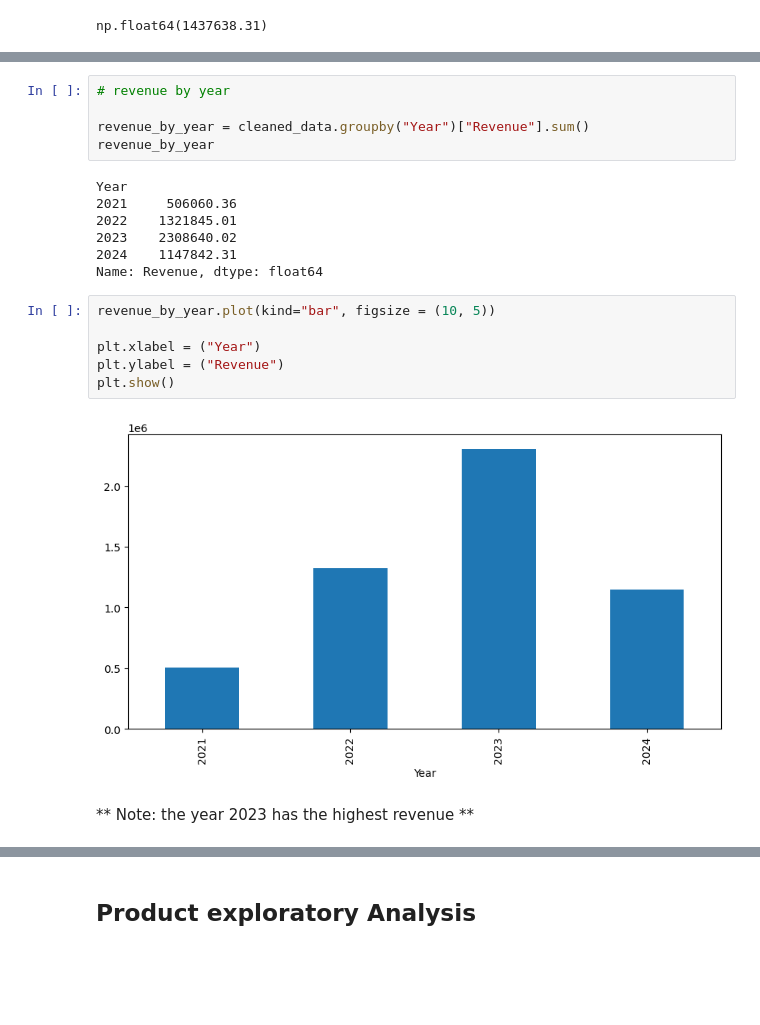
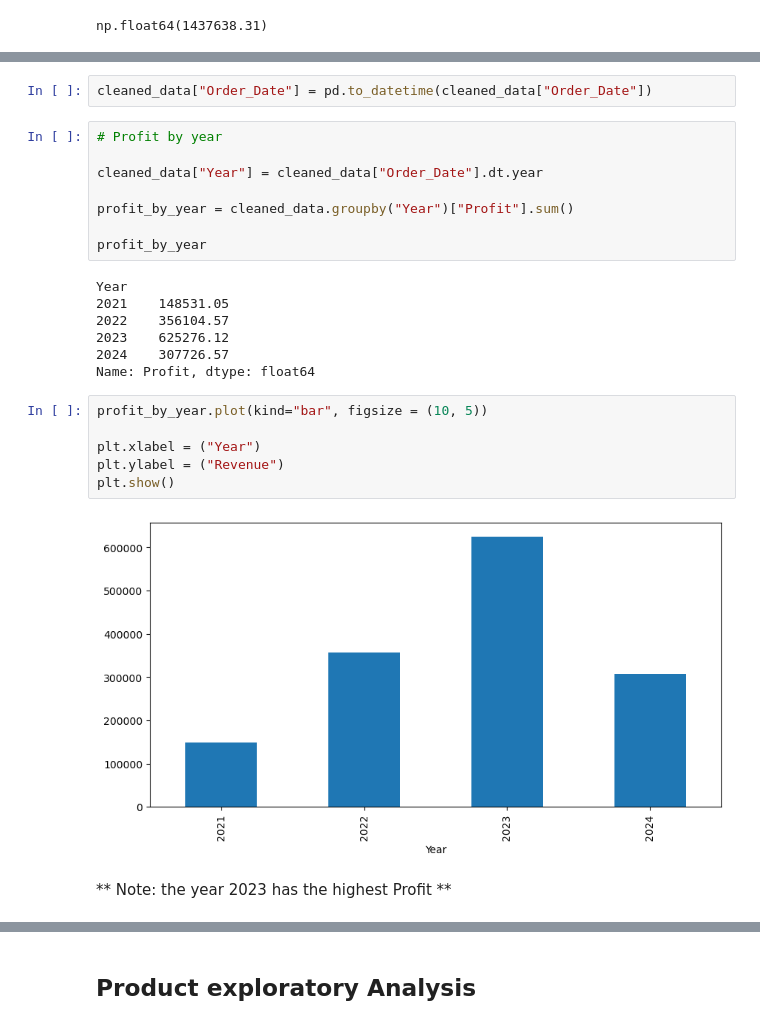
Before and after one commit to DVictor101/Global-Ecommerce-Sales, a Jupyter notebook: notebooks/E_D_A.ipynb, the cells around one changed output, grey strips where cells are left out. Drawn from its saved outputs; the diff is of its cells as text; blank space fills up the shorter version.

```diff
--- a/notebooks/E_D_A.ipynb
+++ b/notebooks/E_D_A.ipynb
@@ -112,23 +122,28 @@ cleaned_data.head(2)
+# %%
+cleaned_data["Order_Date"] = pd.to_datetime(cleaned_data["Order_Date"])
 # %%
-# revenue by year
+# Profit by year
 
-revenue_by_year = cleaned_data.groupby("Year")["Revenue"].sum()
-revenue_by_year
+cleaned_data["Year"] = cleaned_data["Order_Date"].dt.year
+
+profit_by_year = cleaned_data.groupby("Year")["Profit"].sum()
+
+profit_by_year
 # %% [output]
 Year
-2021     506060.36
-2022    1321845.01
-2023    2308640.02
-2024    1147842.31
-Name: Revenue, dtype: float64
+2021    148531.05
+2022    356104.57
+2023    625276.12
+2024    307726.57
+Name: Profit, dtype: float64
 # %%
-revenue_by_year.plot(kind="bar", figsize = (10, 5))
+profit_by_year.plot(kind="bar", figsize = (10, 5))
 
 plt.xlabel = ("Year")
 plt.ylabel = ("Revenue")
 plt.show()
 # %% [output]
-[figure, old version]
+[figure, new version]
 # %% [markdown]
-** Note: the year 2023 has the highest revenue **
+** Note: the year 2023 has the highest Profit **
 # %%
```
Also changed, not shown: parts of 41 cells of this notebook, 26 other files.
